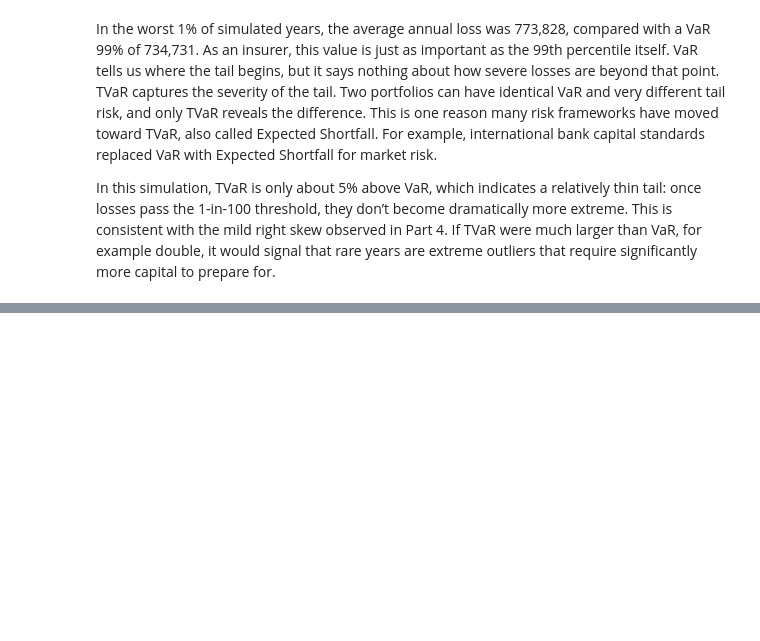
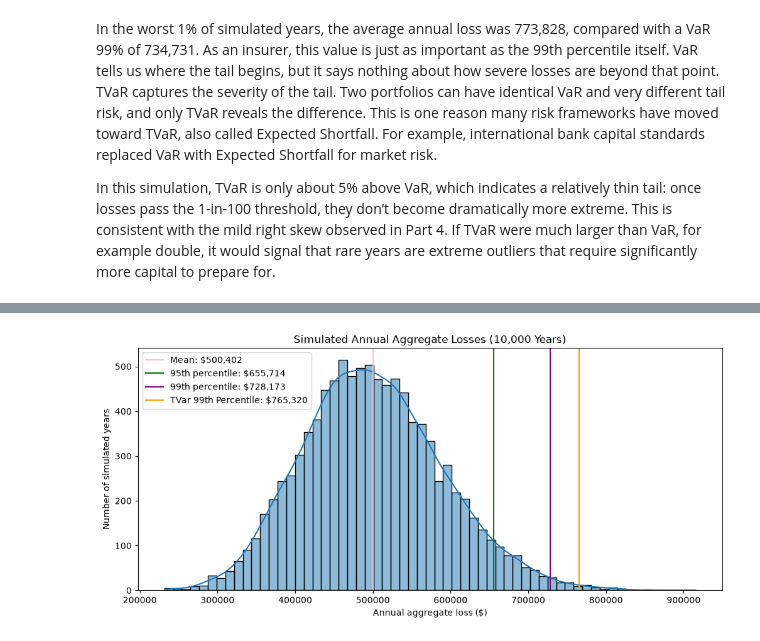
Before and after one commit to spencer-cannon/monte-carlo-aggregate-loss, a Jupyter notebook: Monte Carlo-3.ipynb, the cells around one changed output, grey strips where cells are left out. Cells and saved outputs as stored; diff of their text form; code cells hidden in the pictures; blank space fills up the shorter version.

```diff
--- a/Monte Carlo-3.ipynb
+++ b/Monte Carlo-3.ipynb
@@ -149,0 +175,17 @@ Simulated std:    $90,148.68  (0.01% difference)
+# %%
+plt.figure(figsize=(12,5))
+sns.histplot(loss_array,kde=True)
+plt.axvline(x=mean_loss, color='pink',label=f'Mean: ${mean_loss:,.0f}')
+plt.axvline(x=var_95, color='green',label=f'95th percentile: ${var_95:,.0f}')
+plt.axvline(x=var_99, color='purple',label=f'99th percentile: ${var_99:,.0f}')
+plt.axvline(x=tvar99, color='orange',label=f'TVar 99th Percentile: ${tvar99:,.0f}')
+
+plt.xlabel('Annual aggregate loss ($)')
+plt.ylabel('Number of simulated years')
+plt.title('Simulated Annual Aggregate Losses (10,000 Years)')
+plt.legend()
+
+plt.savefig('loss_distribution.png', dpi=150, bbox_inches='tight')
+plt.show()
+# %% [output]
+[figure, added]
```
Also changed, not shown: parts of 9 cells of this notebook.
